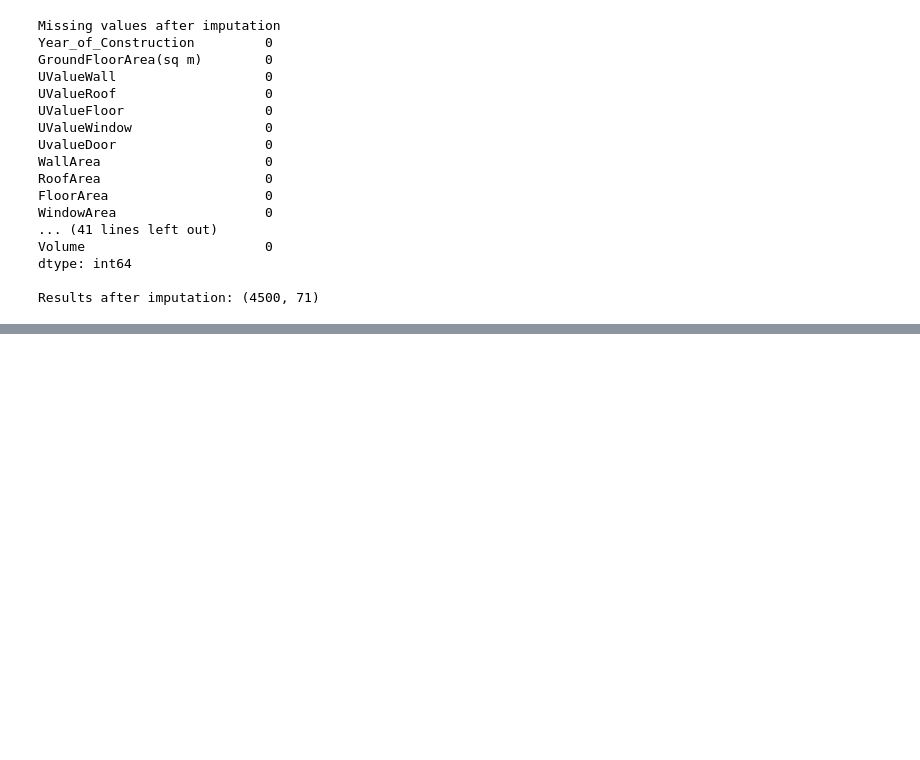
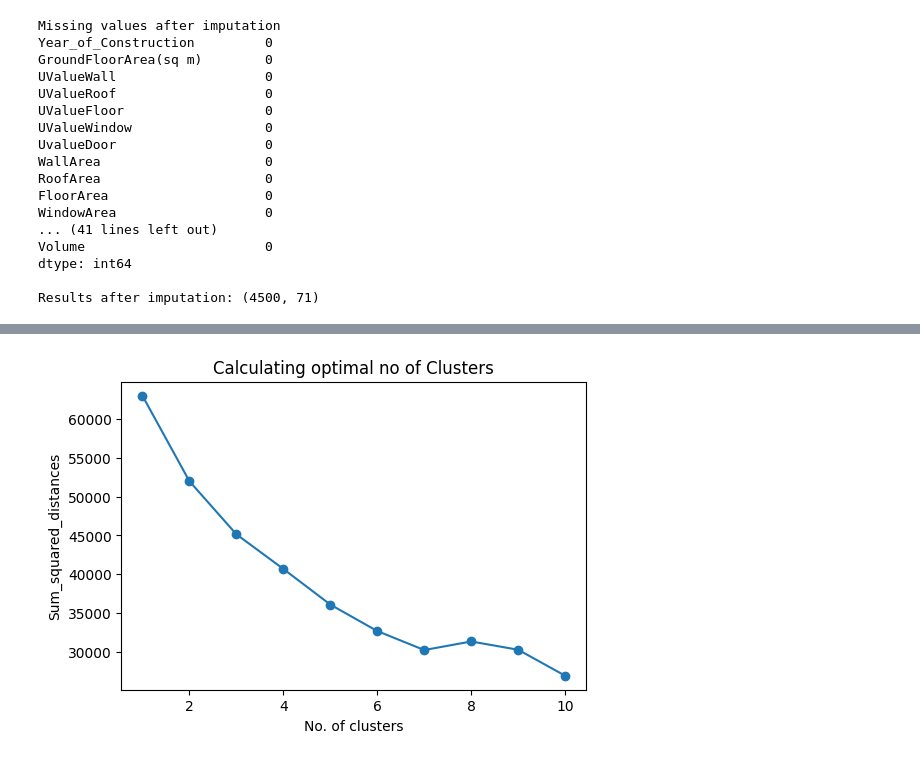
Before and after one commit to MikeLynagh/Predict-BER-Home-Ratings-MLProject, a Jupyter notebook: project.ipynb, the cells around one changed output, grey strips where cells are left out. Drawn from its saved outputs; the diff is of its cells as text; code cells hidden in the pictures; blank space fills up the shorter version.

Commit message:
WIP: added clustering and silhouette scoring

```diff
--- a/project.ipynb
+++ b/project.ipynb
@@ -72,3 +99,15 @@ Volume                       0
 dtype: int64
 
 Results after imputation: (4500, 71)
+# %%
+
+# Step 6 - Scaling the dataset
+scaler = StandardScaler()
+df_cluster = df_imputed[list_features_clustering].copy()
+X_scaled = scaler.fit_transform(df_cluster)
+X_scaled_df = pd.DataFrame(
+    X_scaled,
+    columns=df_cluster.columns,
+    index=df_cluster.index
+)
+X_scaled_df.head()
@@ -74,0 +121,19 @@ Results after imputation: (4500, 71)
+# %%
+# Step 7 - Calculate optimal number of clusters using the Elbow Method
+
+sum_squared_distance = []
+K_range = range(1,11)
+
+for k in K_range:
+    kmeans = KMeans(n_clusters=k, random_state=42, n_init="auto")
+    kmeans.fit(X_scaled)
+    sum_squared_distance.append(kmeans.inertia_)
+
+plt.figure(figsize=(6,4))
+plt.plot(K_range, sum_squared_distance, marker='o')
+plt.xlabel('No. of clusters')
+plt.ylabel('Sum_squared_distances')
+plt.title('Calculating optimal no of Clusters')
+plt.show()
+# %% [output]
+[figure, added]
```
Also changed, not shown: parts of 10 cells of this notebook.
